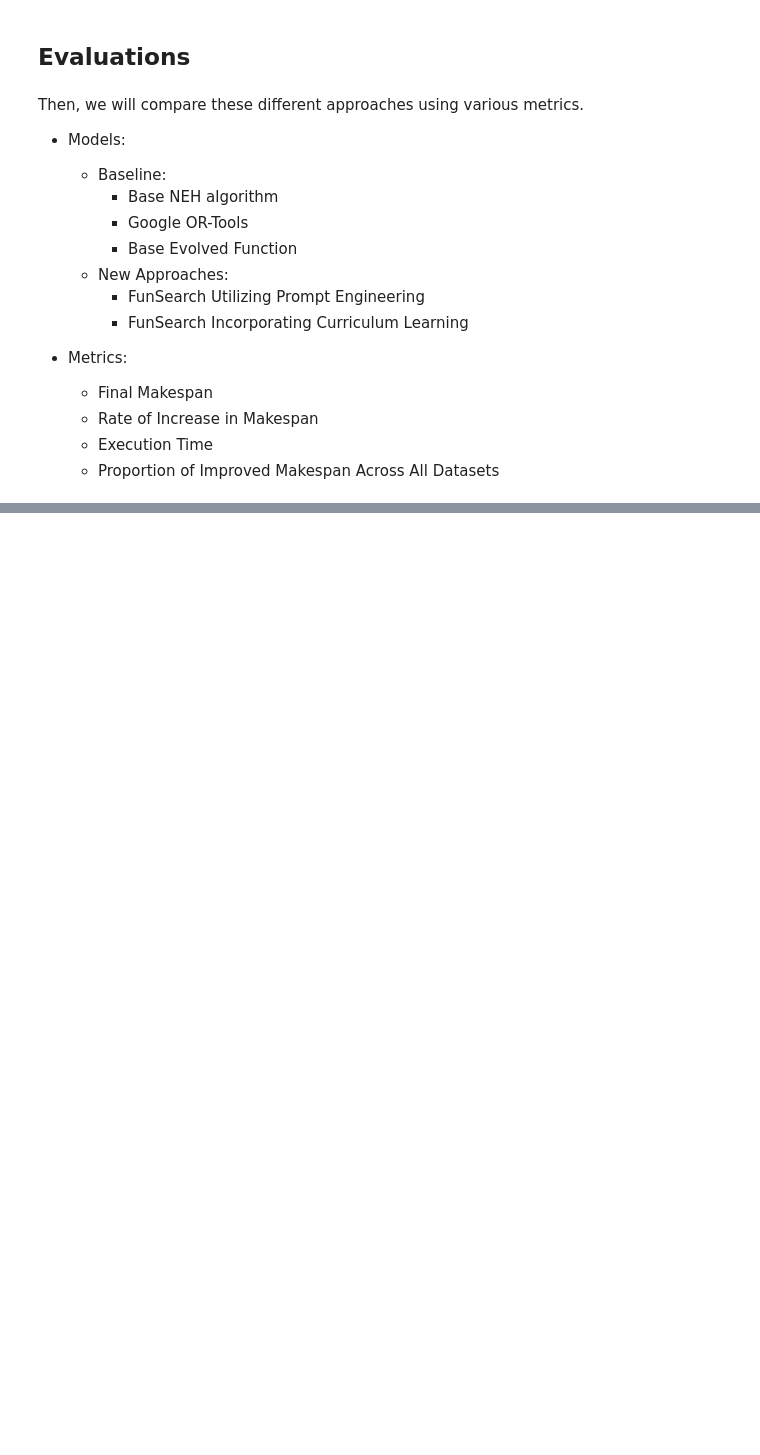
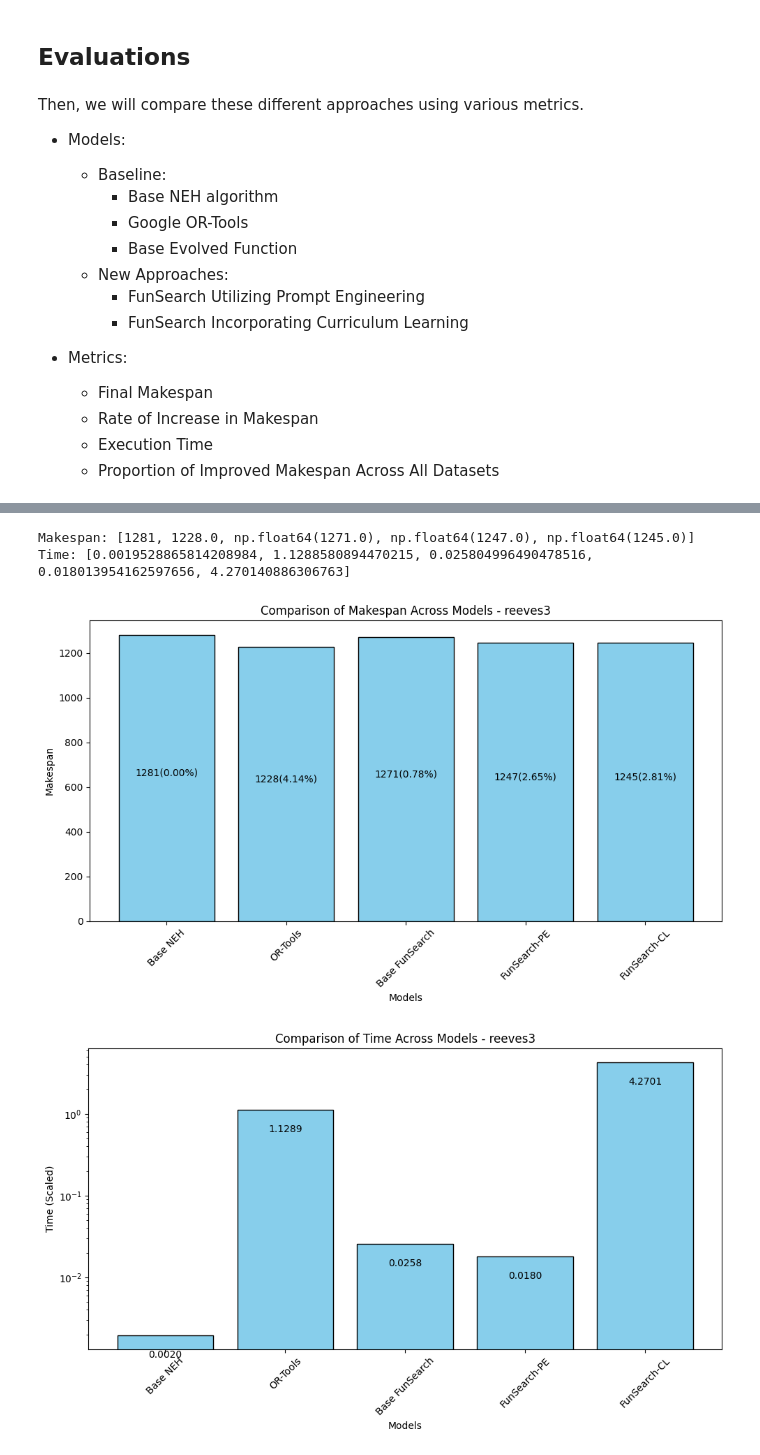
Before and after one commit to CityU-CS-2025Spring-ProjectGroup/Flowshop-FunSearch, a Jupyter notebook: funsearch_on_flowshop.ipynb, the cells around one changed output, grey strips where cells are left out. Cells and saved outputs as stored; diff of their text form; code cells hidden in the pictures; blank space fills up the shorter version.

```diff
--- a/funsearch_on_flowshop.ipynb
+++ b/funsearch_on_flowshop.ipynb
@@ -1363,0 +1371,20 @@ Time: [0.024585962295532227, 90, 2.7696471214294434, 1.5893588066101074, 200.473
+# %%
+"""reeves/reeves3 (20 Jobs, 5 Machines)"""
+
+
+eval_instance = 'data/reeves/reeves3.txt'
+
+instance_name = eval_instance.split('/')[-1].split('.')[0]
+
+eval_value = get_metrics(models, eval_instance)
+print(f"Makespan: {eval_value['makespan']}")
+print(f"Time: {eval_value['time']}")
+
+draw_makespan_comp(eval_value['makespan'], instance_name, model_names)
+
+draw_time_comp(eval_value['time'], instance_name, model_names)
+# %% [output]
+Makespan: [1281, 1228.0, np.float64(1271.0), np.float64(1247.0), np.float64(1245.0)]
+Time: [0.0019528865814208984, 1.1288580894470215, 0.025804996490478516, 0.018013954162597656, 4.270140886306763]
+[figure, added]
+[figure, added]
```
Also changed, not shown: parts of 20 cells of this notebook, 12 other files.
